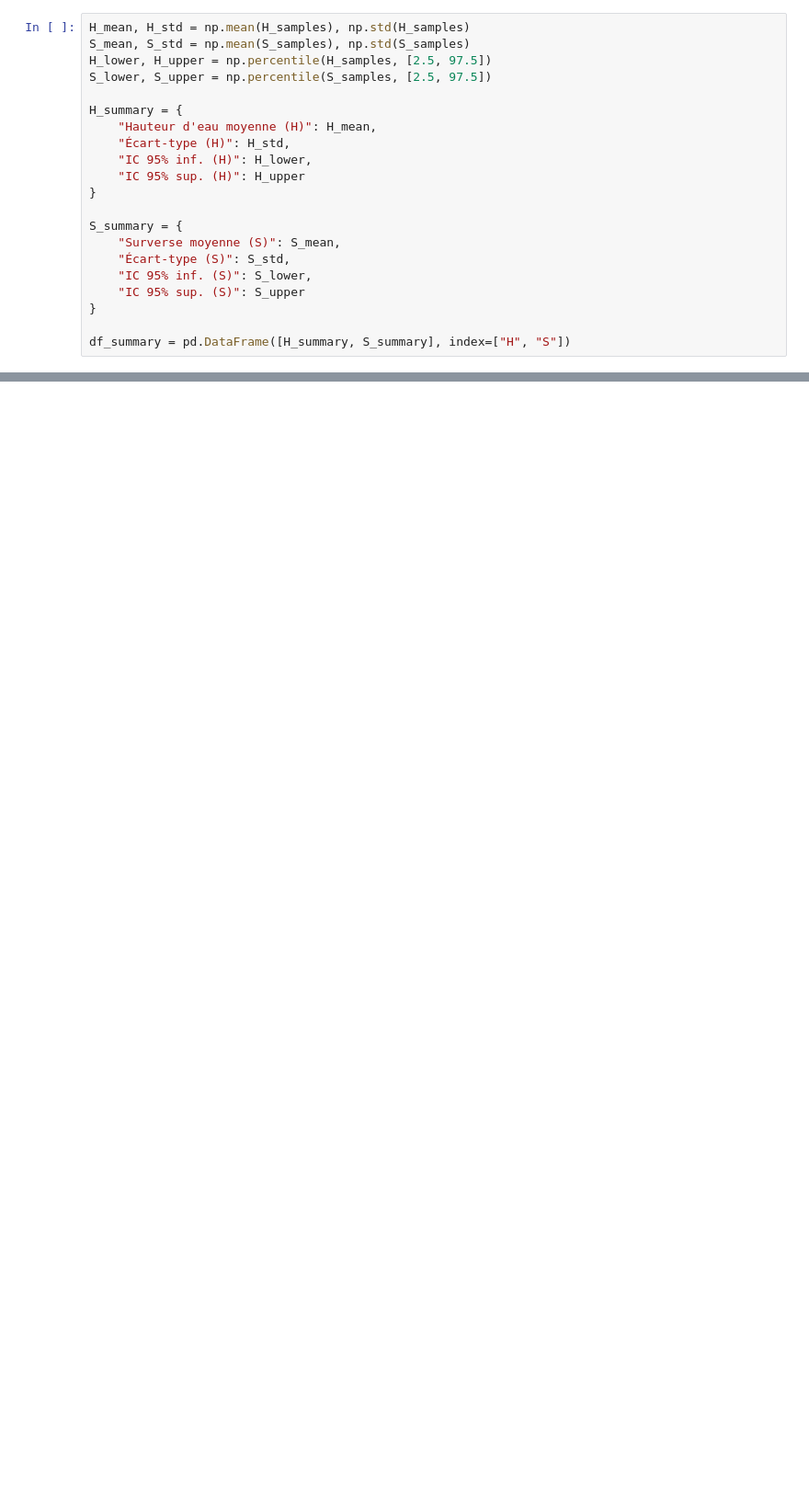
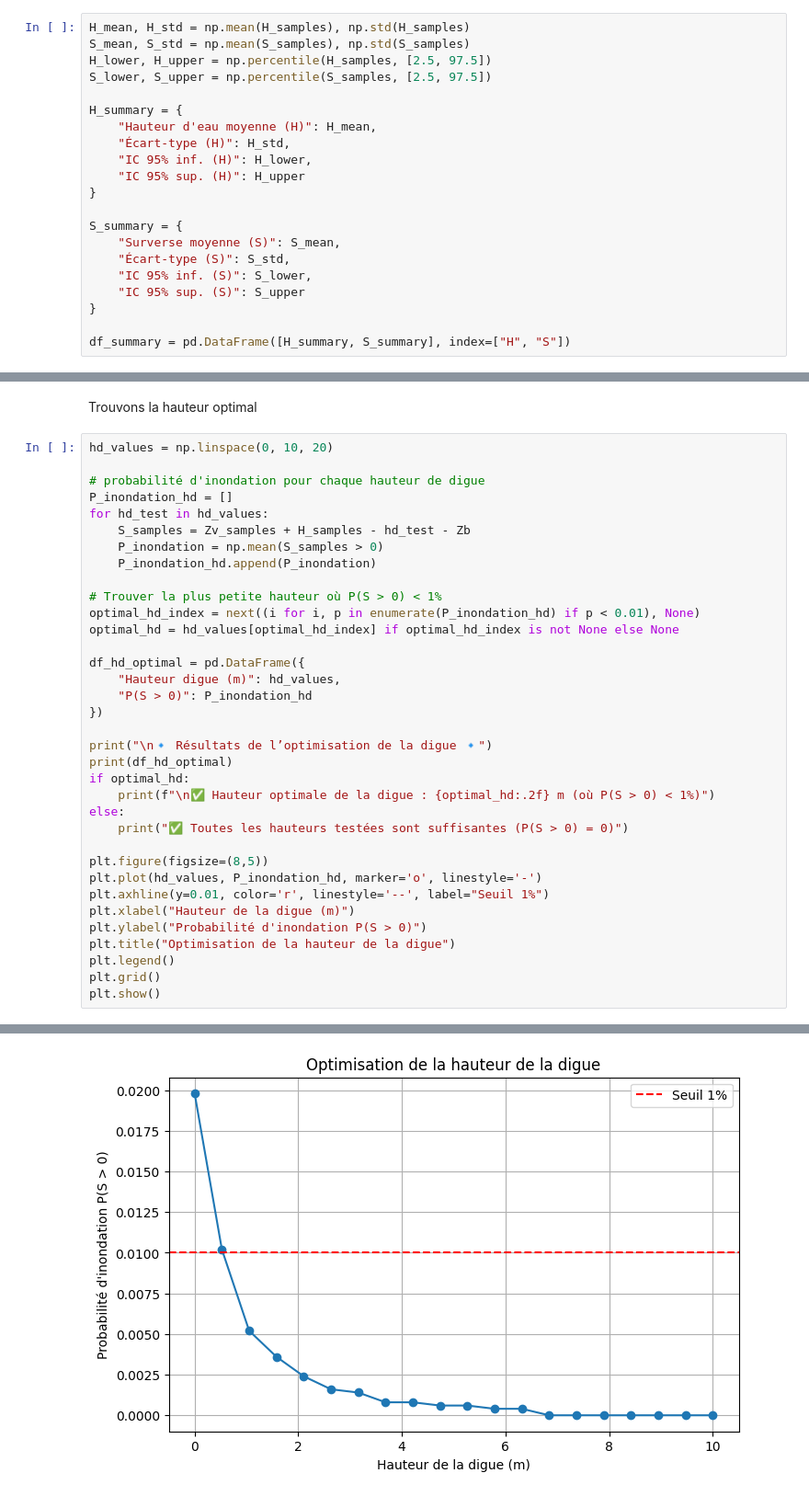
Before and after one commit to Lilyakhelid/Fiability, a Jupyter notebook: src/2.MCMC_hydraulic_model.ipynb, the cells around one changed output, grey strips where cells are left out. Shown at 92% size. Drawn from its saved outputs; the diff is of its cells as text; blank space fills up the shorter version.

```diff
--- a/src/2.MCMC_hydraulic_model.ipynb
+++ b/src/2.MCMC_hydraulic_model.ipynb
@@ -129,0 +154,38 @@ print(f"🔹 S : Moy={S_stats[1]:.2f} m, Med={S_stats[0]:.2f} m, IC95%=[{S_stats
+# %% [markdown]
+Trouvons la hauteur optimal
+# %%
+hd_values = np.linspace(0, 10, 20)
+
+# probabilité d'inondation pour chaque hauteur de digue
+P_inondation_hd = []
+for hd_test in hd_values:
+    S_samples = Zv_samples + H_samples - hd_test - Zb
+    P_inondation = np.mean(S_samples > 0)
+    P_inondation_hd.append(P_inondation)
+
+# Trouver la plus petite hauteur où P(S > 0) < 1%
+optimal_hd_index = next((i for i, p in enumerate(P_inondation_hd) if p < 0.01), None)
+optimal_hd = hd_values[optimal_hd_index] if optimal_hd_index is not None else None
+
+df_hd_optimal = pd.DataFrame({
+    "Hauteur digue (m)": hd_values,
+    "P(S > 0)": P_inondation_hd
+})
+
+print("\n🔹 Résultats de l’optimisation de la digue 🔹")
+print(df_hd_optimal)
+if optimal_hd:
+    print(f"\n✅ Hauteur optimale de la digue : {optimal_hd:.2f} m (où P(S > 0) < 1%)")
+else:
+    print("✅ Toutes les hauteurs testées sont suffisantes (P(S > 0) = 0)")
+
+plt.figure(figsize=(8,5))
+plt.plot(hd_values, P_inondation_hd, marker='o', linestyle='-')
+plt.axhline(y=0.01, color='r', linestyle='--', label="Seuil 1%")
+plt.xlabel("Hauteur de la digue (m)")
+plt.ylabel("Probabilité d'inondation P(S > 0)")
+plt.title("Optimisation de la hauteur de la digue")
+plt.legend()
+plt.grid()
+plt.show()
+# %% [output]
@@ -129,0 +209 @@ print(f"🔹 S : Moy={S_stats[1]:.2f} m, Med={S_stats[0]:.2f} m, IC95%=[{S_stats
+[figure, added]
```
Also changed, not shown: parts of 6 cells of this notebook, 1 other file.
